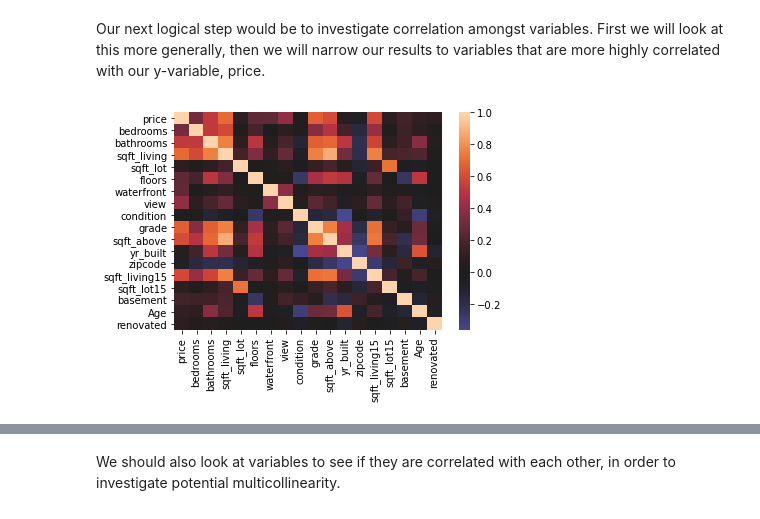
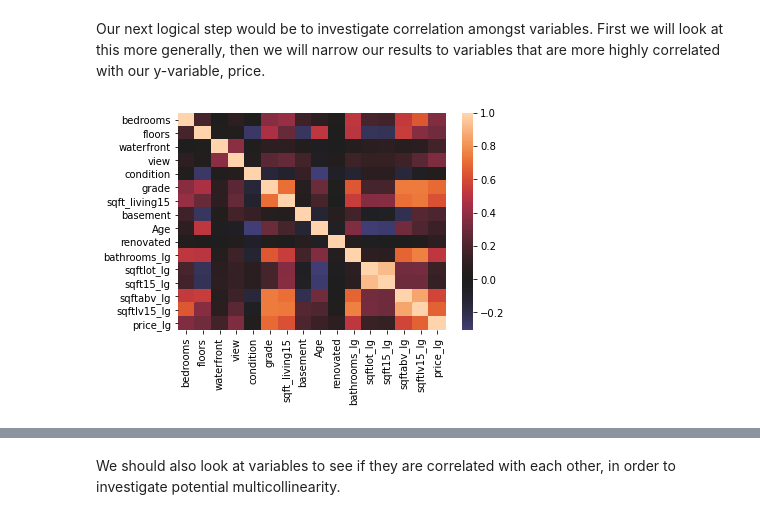
Before and after one commit to ekvu/phase_2_project_King_County_RE, a Jupyter notebook: Final_Technical_notebook.ipynb, the cells around one changed output, grey strips where cells are left out. Saved outputs shown, nothing was run; the diff lists cells and outputs as text; code cells hidden in the pictures.

```diff
--- a/Final_Technical_notebook.ipynb
+++ b/Final_Technical_notebook.ipynb
@@ -276,0 +312,3 @@ Name: bedrooms, dtype: int64
+# %%
+kc1['season'] = kc1.date.map(getSeason)
+kc1['season'].value_counts()
@@ -277,3 +321,15 @@ Name: bedrooms, dtype: int64
+# %%
+kc1['price_zipcode'] = kc1.groupby("zipcode")["price"].transform('mean')
+quantiles = pd.qcut(kc1['price_zipcode'], 5, labels=range(1,6))
+kc1= kc1.assign(p_zipcode_Q=quantiles.values)
+# %%
+kc1['bathrooms_lg'] =np.log(kc1['bathrooms'])
+kc1['sqftlot_lg'] =np.log(kc1['sqft_lot'])
+kc1['sqft15_lg'] =np.log(kc1['sqft_lot15'])
+kc1['sqftabv_lg'] =np.log(kc1['sqft_above'])
+kc1['sqftlv15_lg'] =np.log(kc1['sqft_living'])
+kc1['price_lg'] =np.log(kc1['price'])
 # %%
 #Remove features/columns that are of no interest for this analysis
-kc.drop(['sqft_basement','sqft_basement','yr_renovated'], axis=1, inplace=True)
+kc1.drop(['price','sqft_living','sqft_above','sqft_lot15','sqft_lot','bathrooms',
+          'sqft_basement','yr_renovated', 'date','zipcode','price_zipcode','yr_built'], axis=1, inplace=True)
@@ -282,8 +343,8 @@ kc.drop(['sqft_basement','sqft_basement','yr_renovated'], axis=1, inplace=True)
 # %% [markdown]
 Our next logical step would be to investigate correlation amongst variables. First we will look at this more generally, then we will narrow our results to variables that are more highly correlated with our y-variable, price.
 # %%
-sns.heatmap(kc.corr(), center=0);
+sns.heatmap(kc1.corr(), center=0);
 # %% [output]
-[figure, old version]
+[figure, new version]
 # %%
 #Look at which features are highly correlated with our y-variable, price.
```
Also changed, not shown: parts of 39 cells of this notebook.
